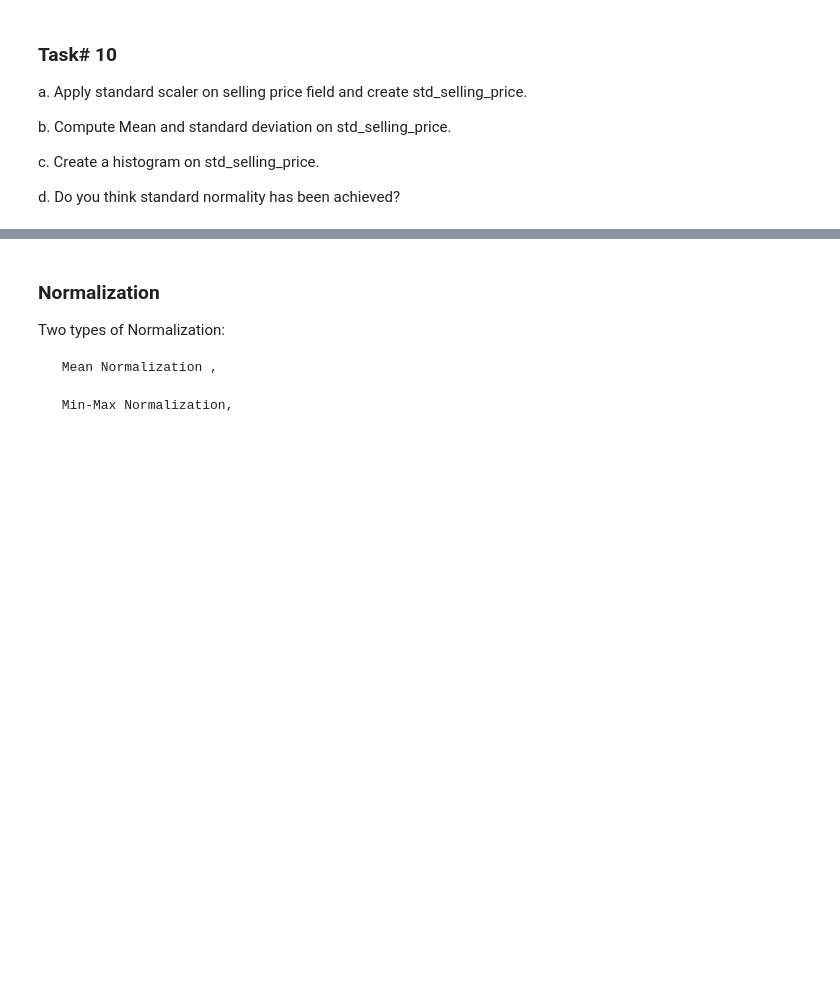
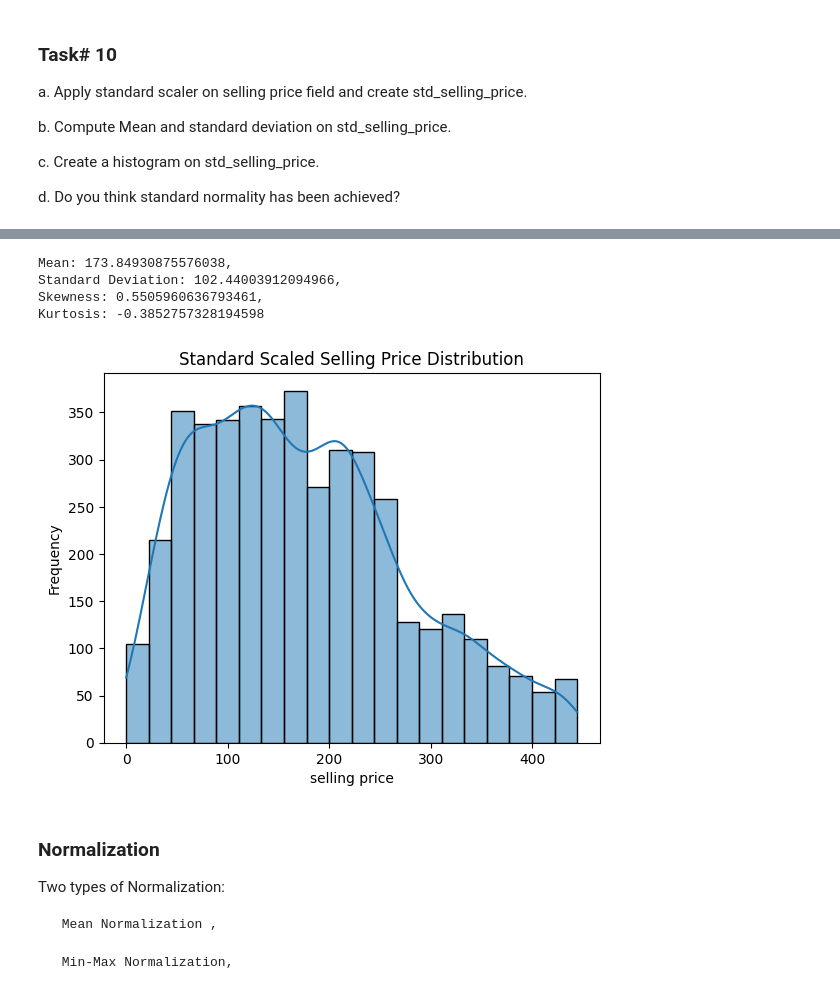
Before and after one commit to AyeshaAmjad0828/Data-Science-with-Python-101, a Jupyter notebook: Python Scripts - In Session/Data_Cleaning_&_Manipulation_Part_2.ipynb, the cells around one changed output, grey strips where cells are left out. Cells and saved outputs as stored; diff of their text form; code cells hidden in the pictures; blank space fills up the shorter version.

```diff
--- a/Python Scripts - In Session/Data_Cleaning_&_Manipulation_Part_2.ipynb
+++ b/Python Scripts - In Session/Data_Cleaning_&_Manipulation_Part_2.ipynb
@@ -15,0 +34,2 @@ a. Apply Lable encoding on the 'Product' field.
+# %%
+df['StoreBranch'] = label_encoder.fit_transform(df['StoreBranch'])
@@ -96,0 +276,5 @@ d. Do you think standard normality has been achieved?
+# %%
+# Standardize the features
+scaler = StandardScaler()
+car['std_selling_price'] = label_encoder.fit_transform(car['selling_price'])
+car
@@ -97,3 +295,30 @@ d. Do you think standard normality has been achieved?
+# %%
+mean = car['std_selling_price'].mean()
+mean
+
+std = car['std_selling_price'].std()
+std
+
+skewness = car['std_selling_price'].skew()
+skewness
+
+kurtosis = car['std_selling_price'].kurtosis()
+kurtosis
+
+print(f"Mean: {mean}, \nStandard Deviation: {std}, \nSkewness: {skewness}, \nKurtosis: {kurtosis}")
+# %% [output]
+Mean: 173.84930875576038,
+Standard Deviation: 102.44003912094966,
+Skewness: 0.5505960636793461,
+Kurtosis: -0.3852757328194598
+# %%
+sn.histplot(car['std_selling_price'], bins = 20, edgecolor = 'black', kde=True)
+plt.title('Standard Scaled Selling Price Distribution')
+plt.xlabel('selling price')
+plt.ylabel('Frequency')
+plt.show()
+# %% [output]
+[figure, added]
 # %% [markdown]
 ### Normalization
 
```
Also changed, not shown: parts of 26 cells of this notebook.
